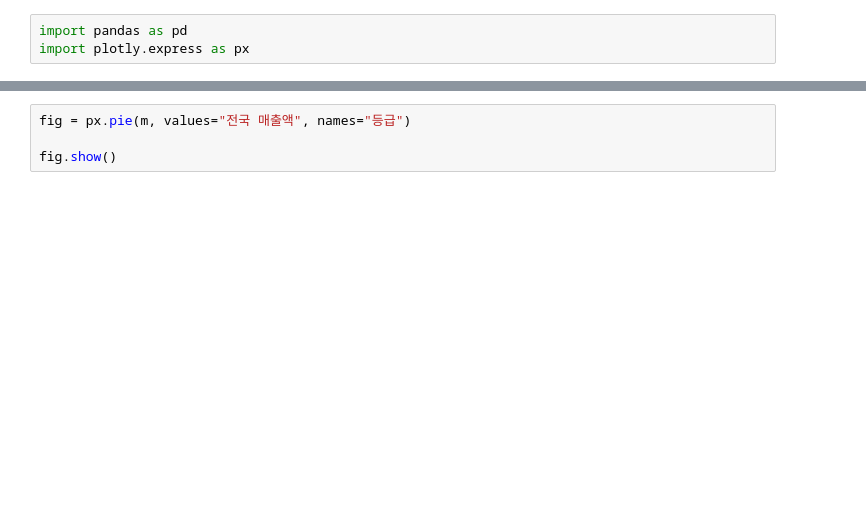
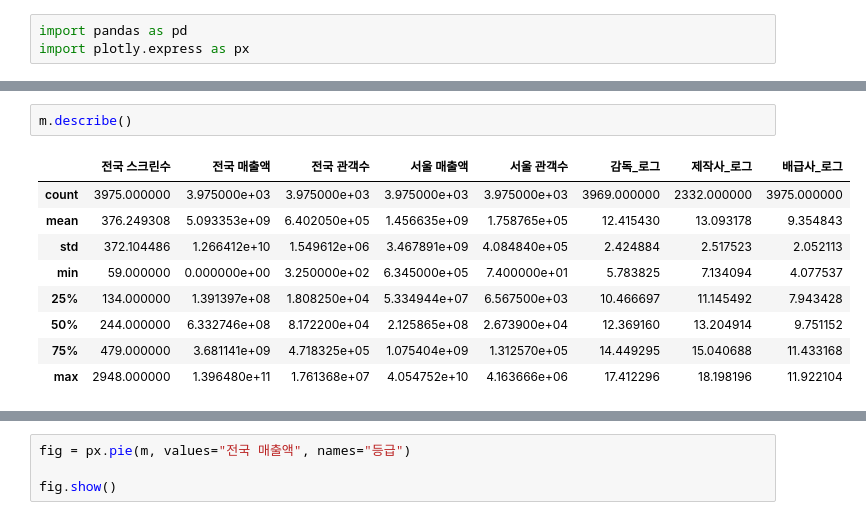
Before and after one commit to Dacon-ai-RunningFive/Dacon-AI, a Jupyter notebook: movie/notebooks/exploratory/EDA.ipynb, the cells around one changed output, grey strips where cells are left out. Saved outputs shown, nothing was run; the diff lists cells and outputs as text; blank space fills up the shorter version.

```diff
--- a/movie/notebooks/exploratory/EDA.ipynb
+++ b/movie/notebooks/exploratory/EDA.ipynb
@@ -19,6 +19,18 @@ m
 | 3973 | 래미의 드래곤월드 구출작전 | 웨이밍 황 | NaN | 와이드 릴리즈(주) | 와이드 릴리즈(주) | 2020-07-16 | 개봉영화 | 장편 | 중국 | 65 | 6.067340e+06 | ... |
 | 3974 | 블루 서멀 같은 하늘을 보고 싶어 | 타치바나 마사키 | NaN | (주)박수엔터테인먼트 | (주)박수엔터테인먼트 | 2023-03-29 | 개봉영화 | 장편 | 일본 | 62 | 3.039823e+06 | ... |
 3975 rows × 20 columns
+# %%
+m.describe()
+# %% [output]
+|  | 전국 스크린수 | 전국 매출액 | 전국 관객수 | 서울 매출액 | 서울 관객수 | 감독_로그 | 제작사_로그 | 배급사_로그 |
+| count | 3975.000000 | 3.975000e+03 | 3.975000e+03 | 3.975000e+03 | 3.975000e+03 | 3969.000000 | 2332.000000 | 3975.000000 |
+| mean | 376.249308 | 5.093353e+09 | 6.402050e+05 | 1.456635e+09 | 1.758765e+05 | 12.415430 | 13.093178 | 9.354843 |
+| std | 372.104486 | 1.266412e+10 | 1.549612e+06 | 3.467891e+09 | 4.084840e+05 | 2.424884 | 2.517523 | 2.052113 |
+| min | 59.000000 | 0.000000e+00 | 3.250000e+02 | 6.345000e+05 | 7.400000e+01 | 5.783825 | 7.134094 | 4.077537 |
+| 25% | 134.000000 | 1.391397e+08 | 1.808250e+04 | 5.334944e+07 | 6.567500e+03 | 10.466697 | 11.145492 | 7.943428 |
+| 50% | 244.000000 | 6.332746e+08 | 8.172200e+04 | 2.125865e+08 | 2.673900e+04 | 12.369160 | 13.204914 | 9.751152 |
+| 75% | 479.000000 | 3.681141e+09 | 4.718325e+05 | 1.075404e+09 | 1.312570e+05 | 14.449295 | 15.040688 | 11.433168 |
+| max | 2948.000000 | 1.396480e+11 | 1.761368e+07 | 4.054752e+10 | 4.163666e+06 | 17.412296 | 18.198196 | 11.922104 |
 # %%
 # 상관분석
 c = m[["전국 스크린수", "전국 매출액", "전국 관객수", "서울 매출액", "서울 관객수", "감독_로그", "제작사_로그", "배급사_로그"]]
```
Also changed, not shown: parts of 5 cells of this notebook, 5 other files.
